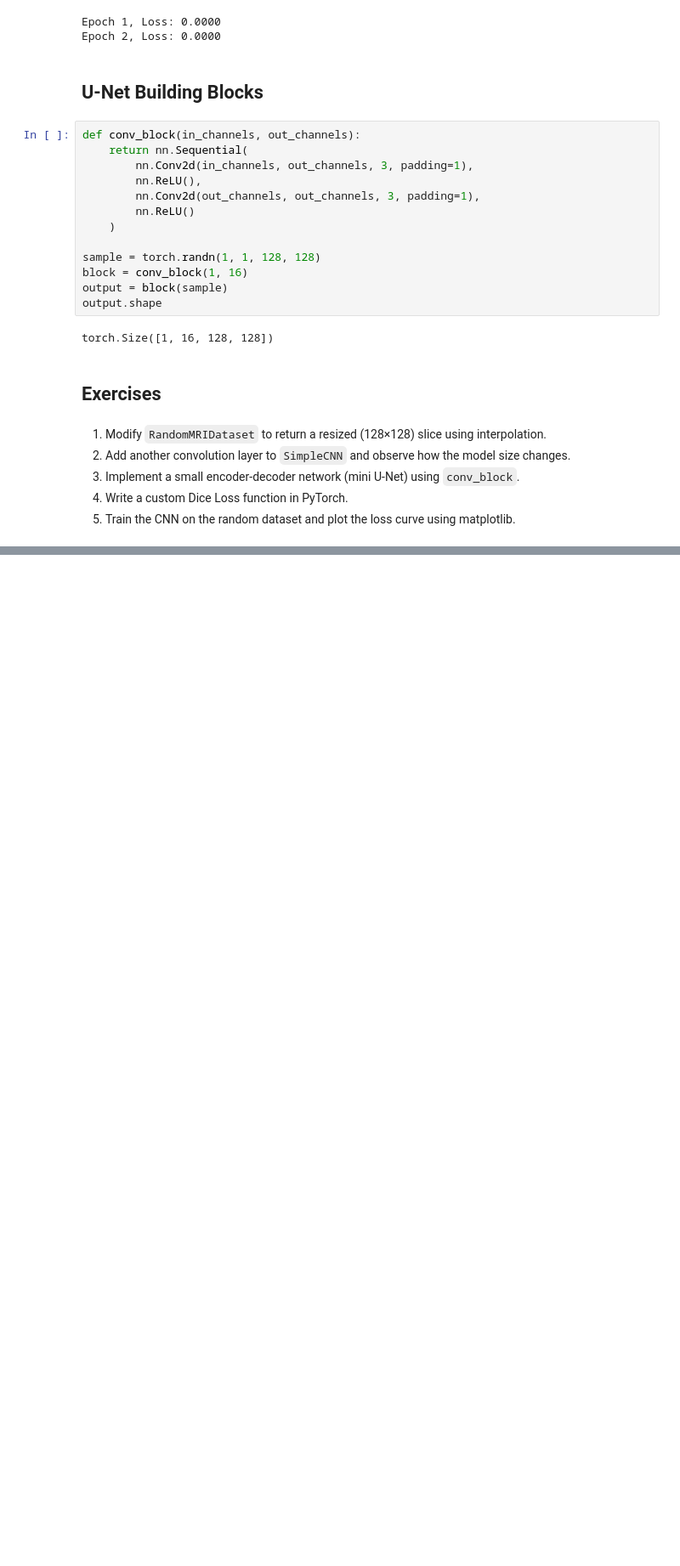
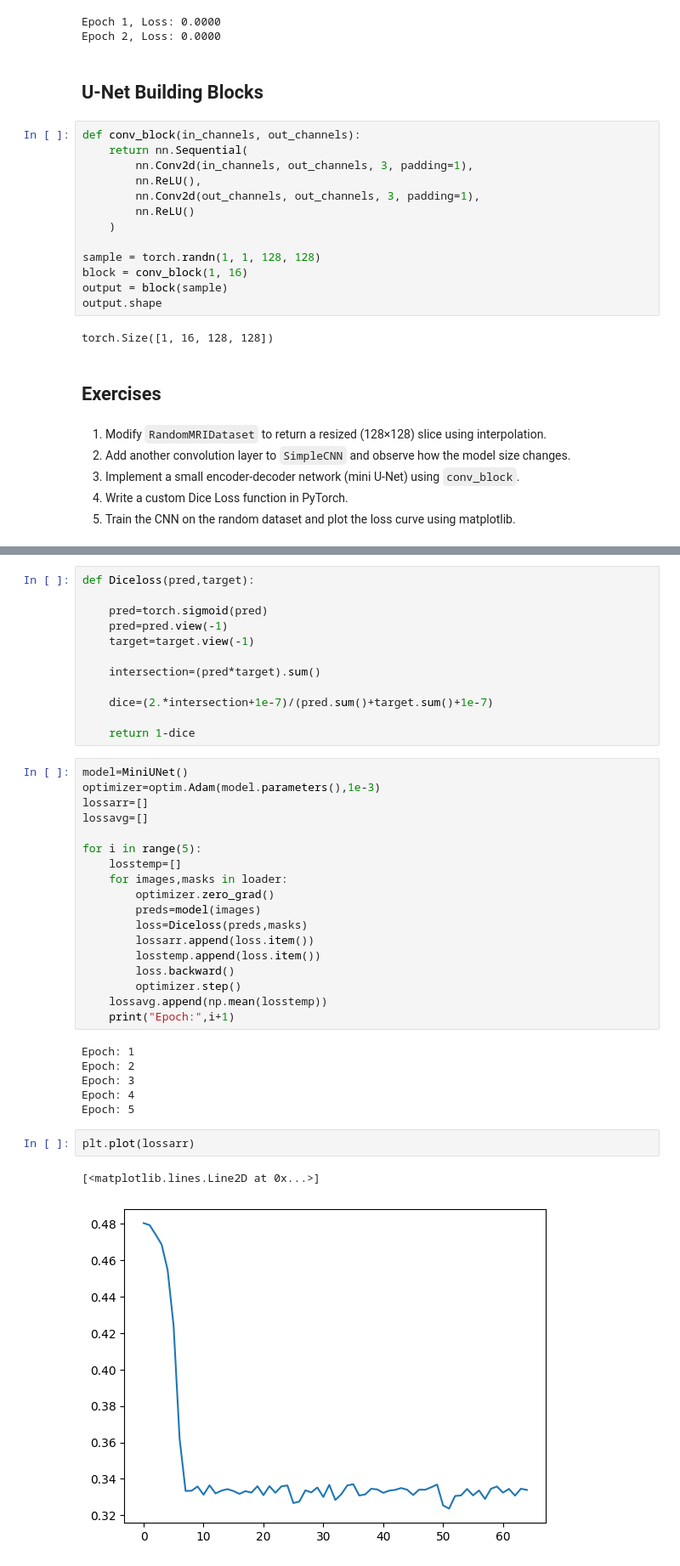
Before and after one commit to Vithulakash24/Brain_Tumor_Segmentation_BCP, a Jupyter notebook: Week_2/Python_libraries/Pytorch/pytorch_basics.ipynb, the cells around one changed output, grey strips where cells are left out. Shown at 85% size. Cells and saved outputs as stored; diff of their text form; blank space fills up the shorter version.

```diff
--- a/Week_2/Python_libraries/Pytorch/pytorch_basics.ipynb
+++ b/Week_2/Python_libraries/Pytorch/pytorch_basics.ipynb
@@ -149,0 +201,41 @@ torch.Size([1, 16, 128, 128])
+# %%
+def Diceloss(pred,target):
+
+    pred=torch.sigmoid(pred)
+    pred=pred.view(-1)
+    target=target.view(-1)
+
+    intersection=(pred*target).sum()
+
+    dice=(2.*intersection+1e-7)/(pred.sum()+target.sum()+1e-7)
+
+    return 1-dice
+# %%
+model=MiniUNet()
+optimizer=optim.Adam(model.parameters(),1e-3)
+lossarr=[]
+lossavg=[]
+
+for i in range(5):
+    losstemp=[]
+    for images,masks in loader:
+        optimizer.zero_grad()
+        preds=model(images)
+        loss=Diceloss(preds,masks)
+        lossarr.append(loss.item())
+        losstemp.append(loss.item())
+        loss.backward()
+        optimizer.step()
+    lossavg.append(np.mean(losstemp))
+    print("Epoch:",i+1)
+# %% [output]
+Epoch: 1
+Epoch: 2
+Epoch: 3
+Epoch: 4
+Epoch: 5
+# %%
+plt.plot(lossarr)
+# %% [output]
+[<matplotlib.lines.Line2D at 0x...>]
+[figure, added]
```
Also changed, not shown: parts of 5 cells of this notebook.
